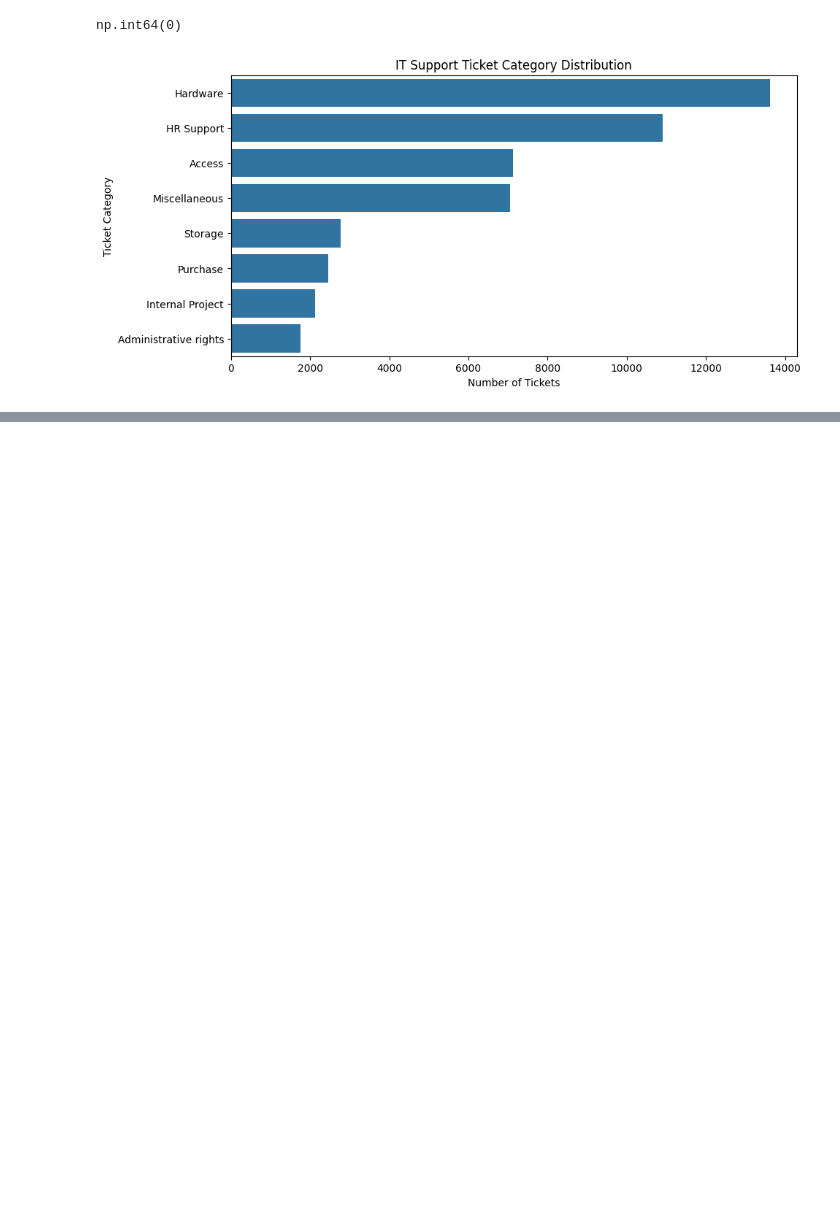
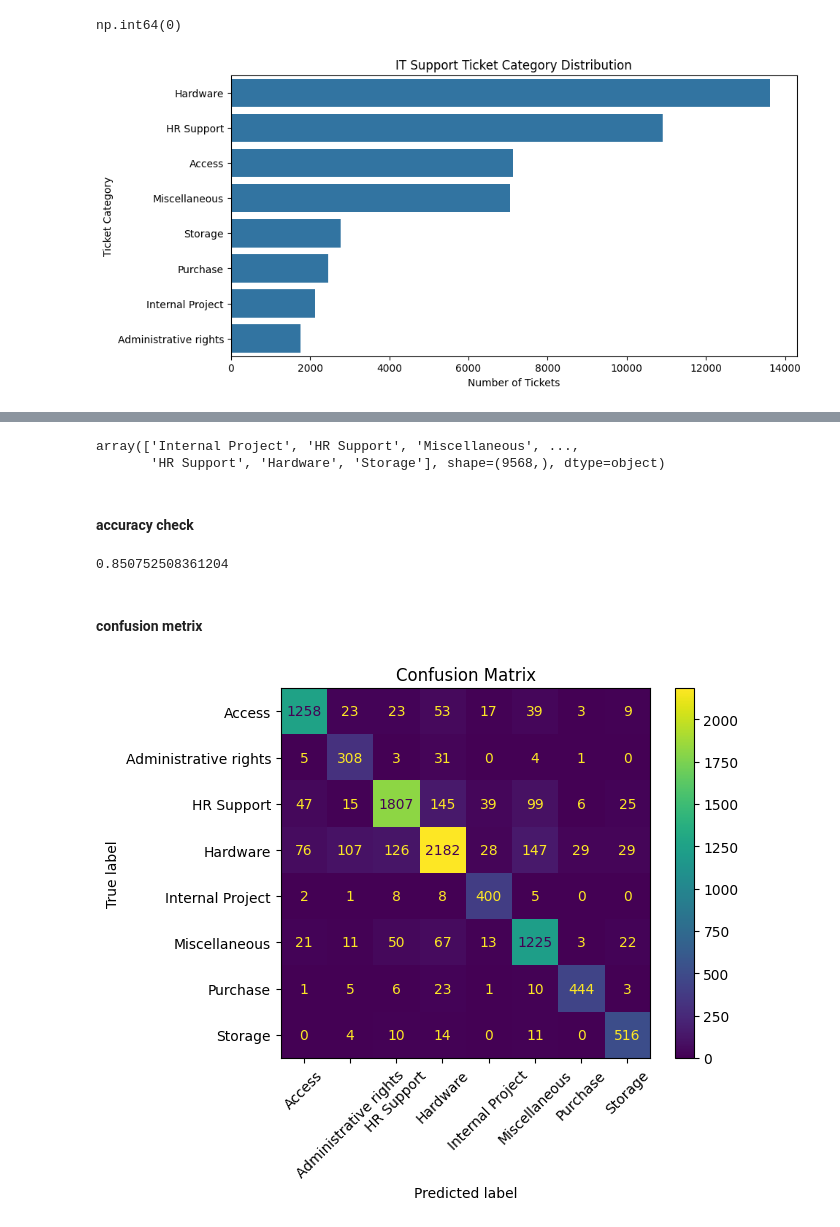
Before and after one commit to aayxha7561/IT-Support-Ticket-Auto-Classification-System, a Jupyter notebook: notebook/IT_Support_Ticket_stage1.ipynb, the cells around one changed output, grey strips where cells are left out. Cells and saved outputs as stored; diff of their text form; code cells hidden in the pictures; blank space fills up the shorter version.

Commit message:
Add model training and evaluation

```diff
--- a/notebook/IT_Support_Ticket_stage1.ipynb
+++ b/notebook/IT_Support_Ticket_stage1.ipynb
@@ -122,0 +130,7 @@ plt.show()
+# %%
+X_train, X_test, y_train, y_test = train_test_split(
+    X, y, test_size=0.2, random_state=42, stratify=y
+)
+
+print("Training data:", len(X_train))
+print("Testing data:", len(X_test))
@@ -122,0 +142,11 @@ plt.show()
+# %%
+from sklearn.feature_extraction.text import TfidfVectorizer
+
+tfidf = TfidfVectorizer(max_features=5000)
+
+X_train_tfidf= tfidf.fit_transform(X_train)
+X_test_tfidf= tfidf.transform(X_test)
+
+print("TF-IDF completed successfully!")
+print(X_train_tfidf.shape)
+print(X_test_tfidf.shape)
@@ -122,0 +159,9 @@ plt.show()
+# %%
+from sklearn.linear_model import LogisticRegression
+
+model=LogisticRegression(
+    max_iter=1000,
+    class_weight="balanced",
+    random_state=42
+)
+model.fit(X_train_tfidf,y_train)
@@ -122,0 +172,8 @@ plt.show()
+# %%
+y_pred=model.predict(X_test_tfidf)
+y_pred
+# %% [output]
+array(['Internal Project', 'HR Support', 'Miscellaneous', ...,
+       'HR Support', 'Hardware', 'Storage'], shape=(9568,), dtype=object)
+# %% [markdown]
+#### accuracy check
@@ -122,0 +182,23 @@ plt.show()
+# %%
+accuracy=accuracy_score(y_test,y_pred)
+accuracy
+# %% [output]
+0.850752508361204
+# %% [markdown]
+#### confusion metrix
+# %%
+from sklearn.metrics import confusion_matrix,ConfusionMatrixDisplay
+import matplotlib.pyplot as plt
+
+cm = confusion_matrix(y_test, y_pred)
+
+disp = ConfusionMatrixDisplay(
+    confusion_matrix=cm,
+    display_labels=model.classes_
+)
+
+disp.plot(xticks_rotation=45)
+plt.title("Confusion Matrix")
+plt.show()
+# %% [output]
+[figure, added]
```
Also changed, not shown: parts of 9 cells of this notebook.
